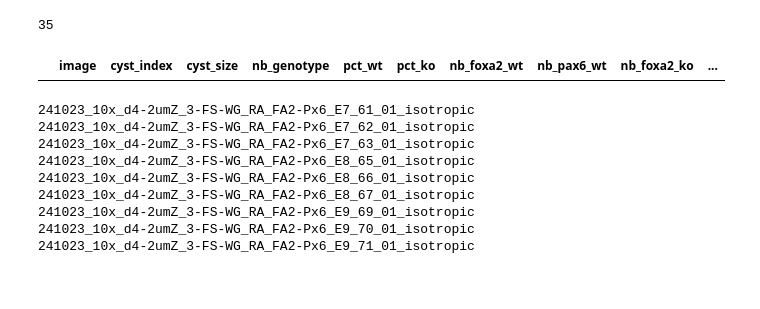
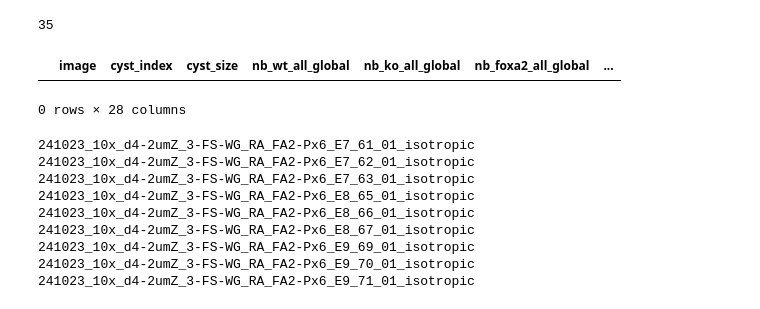
Before and after one commit to lengfei5/RA_competence, a Jupyter notebook: scripts/run_imageQuantify_chimeric_WTKO.ipynb, the cells around one changed output. Saved outputs shown, nothing was run; the diff lists cells and outputs as text; code cells hidden in the pictures.

Commit message:
save the embryo image analysis

```diff
--- a/scripts/run_imageQuantify_chimeric_WTKO.ipynb
+++ b/scripts/run_imageQuantify_chimeric_WTKO.ipynb
@@ -410,20 +404,31 @@ nb_cyst
 # %%
 import pandas as pd
 from skimage import measure
 from skimage.morphology import disk
 from skimage.filters import threshold_otsu, rank
 
+ImageDir = "../images_data/d4_10x_FoxA2KO_WTchim"
+outDir = "../images_data/results/FoxAKO_WTchim_d4"
+
+if not os.path.exists(outDir):
+    os.mkdir(outDir)
+
 from skimage import measure
 data = {"image": [], "cyst_index": [], "cyst_size": [],
-        "nb_genotype": [], "pct_wt": [], "pct_ko": [],
+        "nb_wt_all_global": [], "nb_ko_all_global": [], "nb_foxa2_all_global": [], "nb_pax6_all_global": [],
+        "nb_wt_all": [], "nb_ko_all": [], "nb_foxa2_all": [], "nb_pax6_all": [], "nb_double_all": [],
         "nb_foxa2_wt": [], "nb_pax6_wt": [],  "nb_foxa2_ko": [], "nb_pax6_ko": [],
-        "nb_foxa2_genotype": [], "nb_pax6_genotype": [],
-        "nb_foxa2_all": [], "nb_pax6_all": [],
-        "cutoff_wt": [],  "cutoff_ko": [],  "cutoff_foxa2": [],  "cutoff_pax6": []}
+        "nb_foxa2_wt_ll": [], "nb_pax6_wt_ll": [],  "nb_foxa2_ko_ll": [], "nb_pax6_ko_ll": [],
+        "nb_foxa2_wt_lg": [], "nb_pax6_wt_lg": [],  "nb_foxa2_ko_lg": [], "nb_pax6_ko_lg": [],
+        "nb_foxa2_wt_gg": [], "nb_pax6_wt_gg": [],  "nb_foxa2_ko_gg": [], "nb_pax6_ko_gg": []
+
+       }
+
 df = pd.DataFrame(data)
 df
 # %% [output]
-|  | image | cyst_index | cyst_size | nb_genotype | pct_wt | pct_ko | nb_foxa2_wt | nb_pax6_wt | nb_foxa2_ko | ... |
+|  | image | cyst_index | cyst_size | nb_wt_all_global | nb_ko_all_global | nb_foxa2_all_global | ... |
+0 rows × 28 columns
 # %%
 for nm in os.listdir(ImageDir):
     if "_C5_CystMask.tiff" in nm:
```
Also changed, not shown: parts of 7 cells of this notebook, 1 other file.
